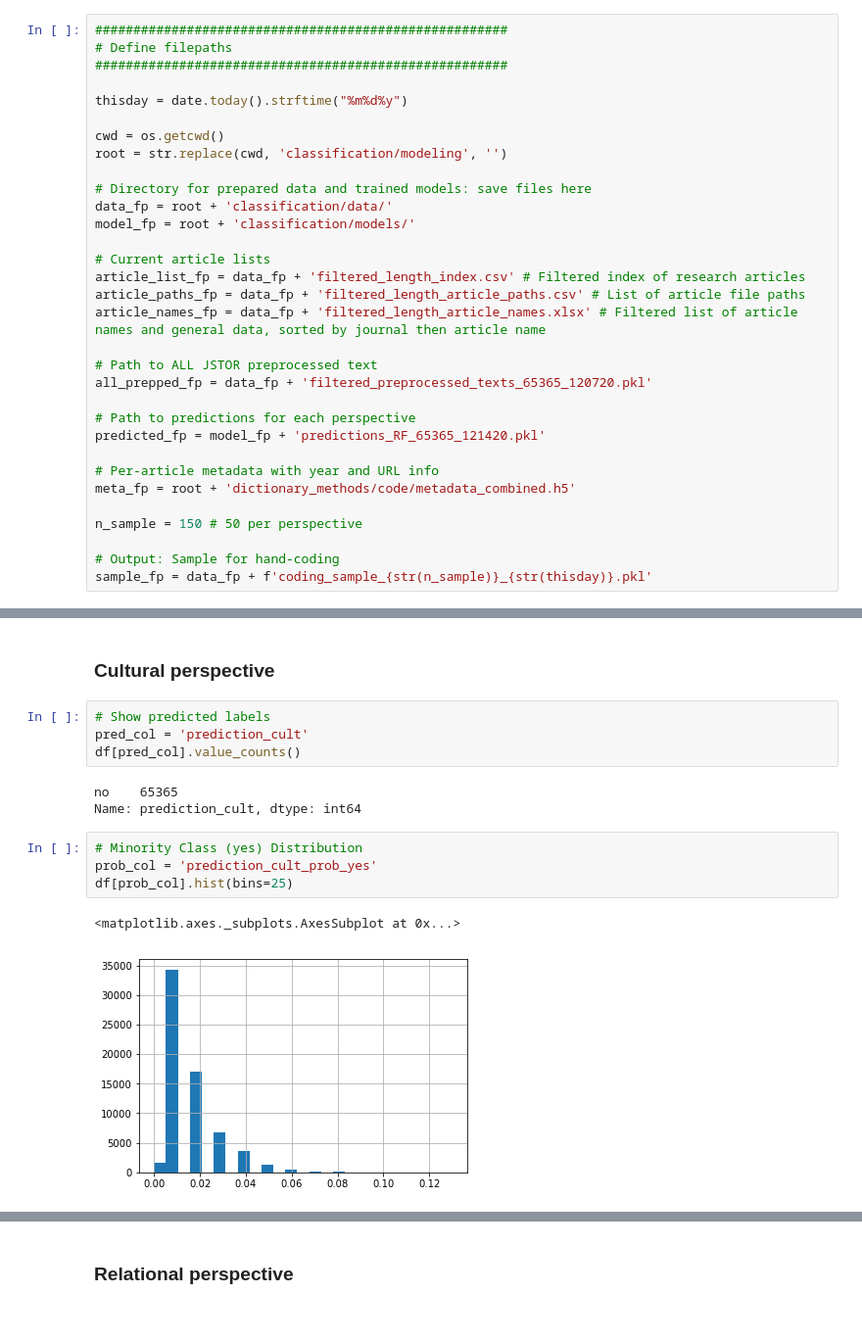
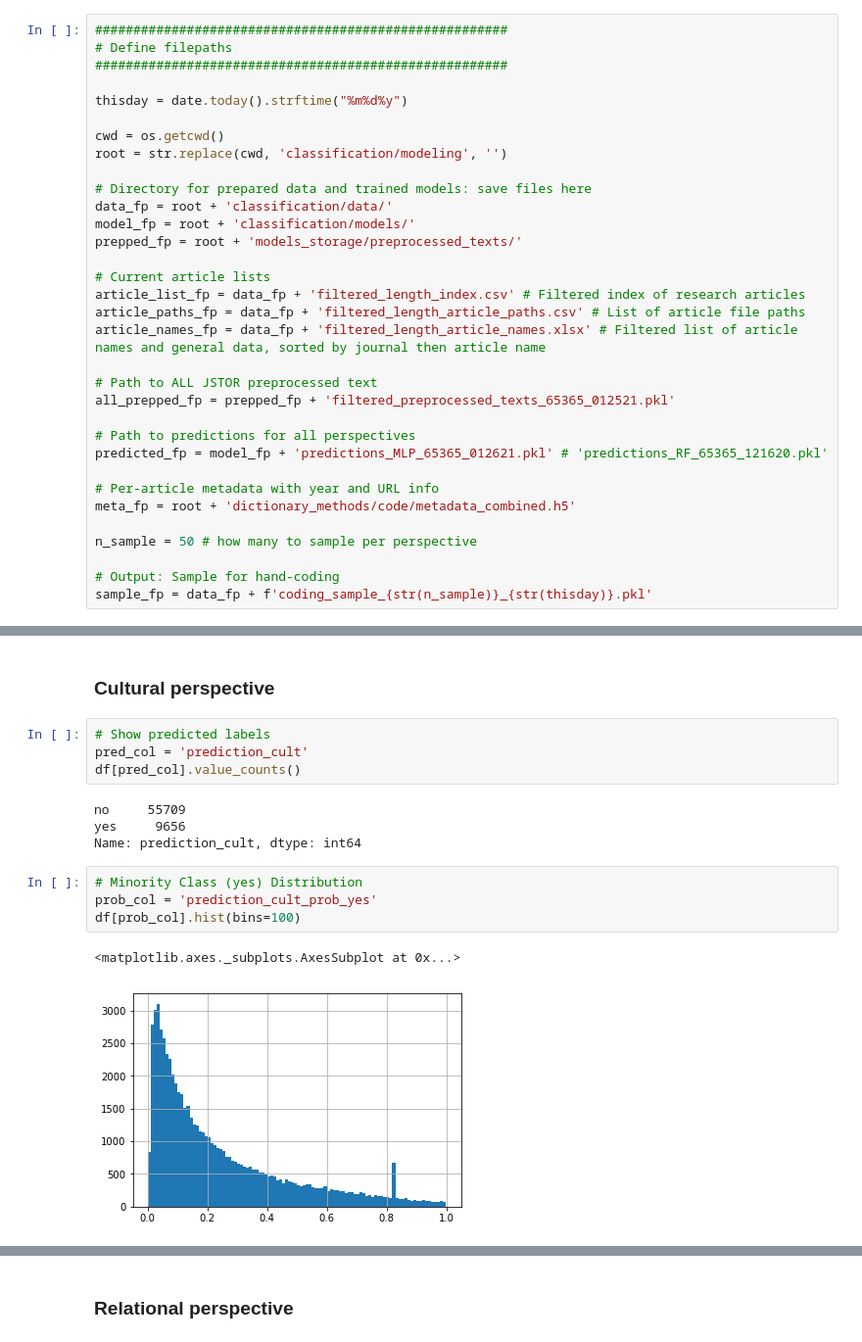
Before and after one commit to h2researchgroup/classification, a Jupyter notebook: modeling/sample_articles_with_models.ipynb, the cells around one changed output, grey strips where cells are left out. Shown at 98% size. Cells and saved outputs as stored; diff of their text form.

```diff
--- a/modeling/sample_articles_with_models.ipynb
+++ b/modeling/sample_articles_with_models.ipynb
@@ -75,6 +75,7 @@ root = str.replace(cwd, 'classification/modeling', '')
 # Directory for prepared data and trained models: save files here
 data_fp = root + 'classification/data/'
 model_fp = root + 'classification/models/'
+prepped_fp = root + 'models_storage/preprocessed_texts/'
 
 # Current article lists
 article_list_fp = data_fp + 'filtered_length_index.csv' # Filtered index of research articles
@@ -82,15 +83,15 @@ article_paths_fp = data_fp + 'filtered_length_article_paths.csv' # List of artic
 article_names_fp = data_fp + 'filtered_length_article_names.xlsx' # Filtered list of article names and general data, sorted by journal then article name
 
 # Path to ALL JSTOR preprocessed text
-all_prepped_fp = data_fp + 'filtered_preprocessed_texts_65365_120720.pkl'
+all_prepped_fp = prepped_fp + 'filtered_preprocessed_texts_65365_012521.pkl'
 
-# Path to predictions for each perspective
-predicted_fp = model_fp + 'predictions_RF_65365_121420.pkl'
+# Path to predictions for all perspectives
+predicted_fp = model_fp + 'predictions_MLP_65365_012621.pkl' # 'predictions_RF_65365_121620.pkl'
 
 # Per-article metadata with year and URL info
 meta_fp = root + 'dictionary_methods/code/metadata_combined.h5'
 
-n_sample = 150 # 50 per perspective
+n_sample = 50 # how many to sample per perspective
 
 # Output: Sample for hand-coding
 sample_fp = data_fp + f'coding_sample_{str(n_sample)}_{str(thisday)}.pkl'
@@ -177,14 +200,15 @@ def calculate_threshold(num_to_find, series):
 pred_col = 'prediction_cult'
 df[pred_col].value_counts()
 # %% [output]
-no    65365
+no     55709
+yes     9656
 Name: prediction_cult, dtype: int64
 # %%
 # Minority Class (yes) Distribution
 prob_col = 'prediction_cult_prob_yes'
-df[prob_col].hist(bins=25)
+df[prob_col].hist(bins=100)
 # %% [output]
 <matplotlib.axes._subplots.AxesSubplot at 0x...>
-[figure, old version]
+[figure, new version]
 # %%
 # Look at top_n most likely cases for using this perspective
```
Also changed, not shown: parts of 17 cells of this notebook.
